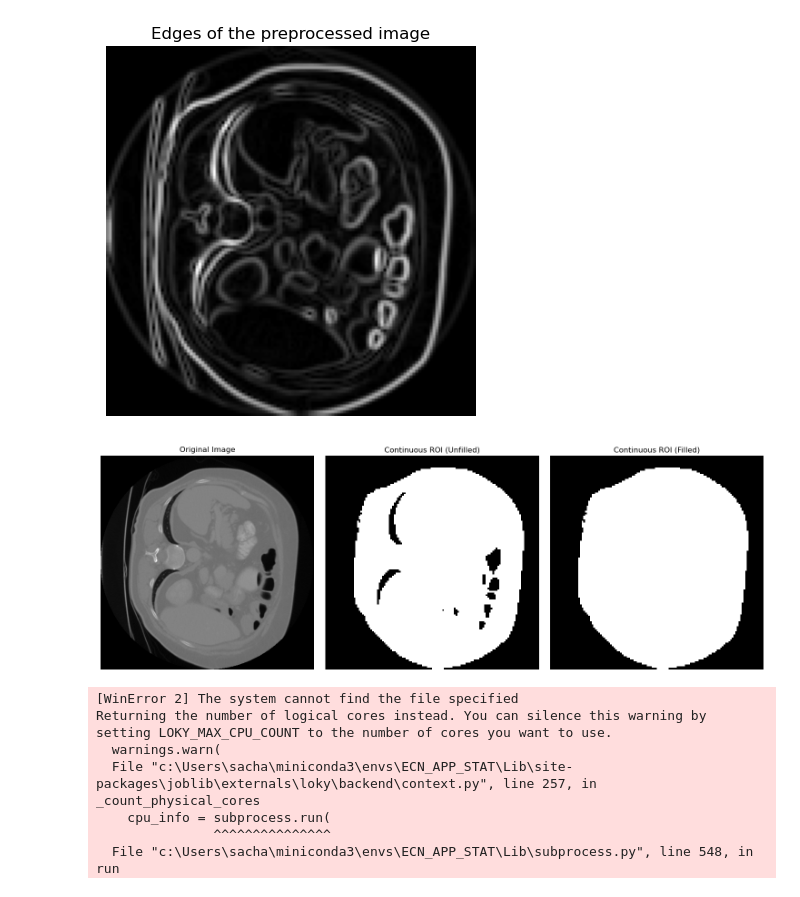
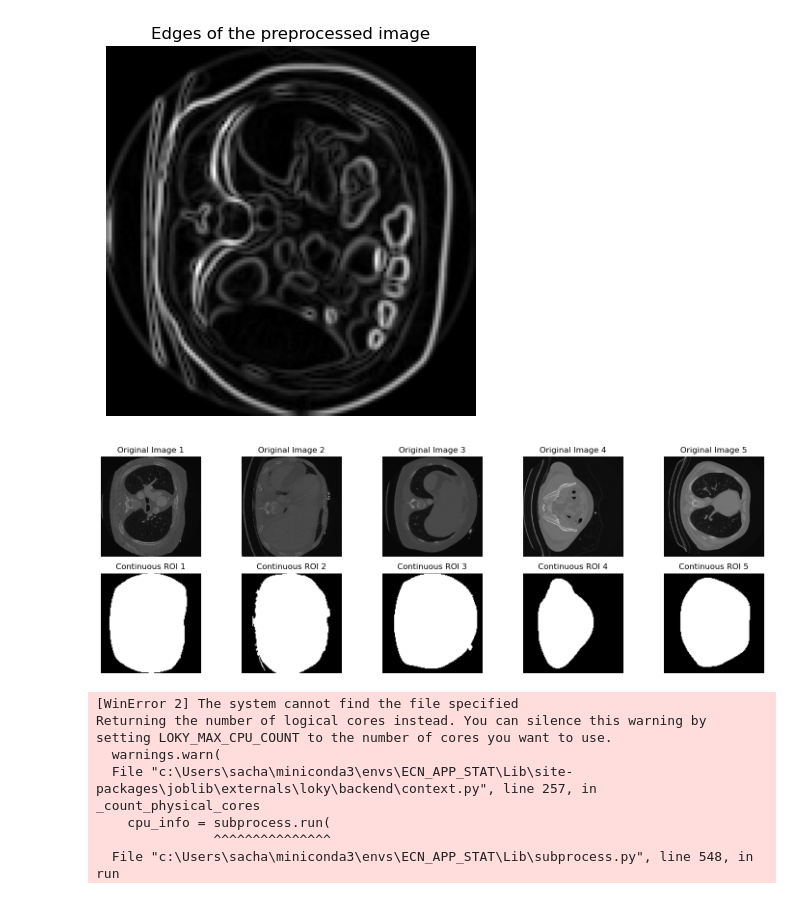
Before and after one commit to 54CHA-PJ/ECN-Challenge-Data-IRM, a Jupyter notebook: jun_ml_2.ipynb, the cells around one changed output. Cells and saved outputs as stored; diff of their text form; code cells hidden in the pictures.

```diff
--- a/jun_ml_2.ipynb
+++ b/jun_ml_2.ipynb
@@ -145,43 +145,46 @@ plt.show()
 # %%
 import numpy as np
 import matplotlib.pyplot as plt
 from skimage import filters, measure, morphology
 from scipy.ndimage import binary_fill_holes
 
-# Assuming preprocessed_image is already obtained
-image = data_train[2]
-preprocessed_image = preprocess_image(image)
+def get_ROI(image):
+    preprocessed_image = preprocess_image(image)
 
-# Apply Otsu's thresholding
-threshold = filters.threshold_otsu(preprocessed_image)
-binary_mask = preprocessed_image > threshold
+    # Apply Otsu's thresholding
+    threshold = filters.threshold_otsu(preprocessed_image)
+    binary_mask = preprocessed_image > threshold
 
-# Select the largest connected component to ensure continuity
-labeled_mask = measure.label(binary_mask)
-regions = measure.regionprops(labeled_mask)
-largest_region = max(regions, key=lambda r: r.area)  # Find the largest region
-continuous_mask = labeled_mask == largest_region.label
+    # Select the largest connected component to ensure continuity
+    labeled_mask = measure.label(binary_mask)
+    regions = measure.regionprops(labeled_mask)
+    largest_region = max(regions, key=lambda r: r.area)  # Find the largest region
+    continuous_mask = labeled_mask == largest_region.label
 
-filled_mask = binary_fill_holes(continuous_mask)
+    filled_mask = binary_fill_holes(continuous_mask)
 
-# Visualize the result
-fig, axes = plt.subplots(1, 3, figsize=(15, 5))
-axes[0].imshow(image, cmap='gray')
-axes[0].set_title('Original Image')
-axes[0].axis('off')
+    return filled_mask
 
-axes[1].imshow(continuous_mask, cmap='gray')
-axes[1].set_title('Continuous ROI (Unfilled)')
-axes[1].axis('off')
 
-axes[2].imshow(filled_mask, cmap='gray')
-axes[2].set_title('Continuous ROI (Filled)')
-axes[2].axis('off')
+# Test the function on 5 random images and plot them
+fig, axes = plt.subplots(2,5, figsize=(15, 5))
+
+for i in range(5):
+    image = data_train[np.random.randint(0, data_train.shape[0])]
+    roi = get_ROI(image)
+
+    axes[0, i].imshow(image, cmap='gray')
+    axes[0, i].set_title(f'Original Image {i+1}')
+    axes[0, i].axis('off')
+
+    axes[1, i].imshow(roi, cmap='gray')
+    axes[1, i].set_title(f'Continuous ROI {i+1}')
+    axes[1, i].axis('off')
 
 plt.tight_layout()
 plt.show()
 # %% [output]
-[figure, old version]
+[figure, new version]
 # %%
 # Define the range of k values
 k_values = [20, 40, 50]
```
Also changed, not shown: 1 other file.
